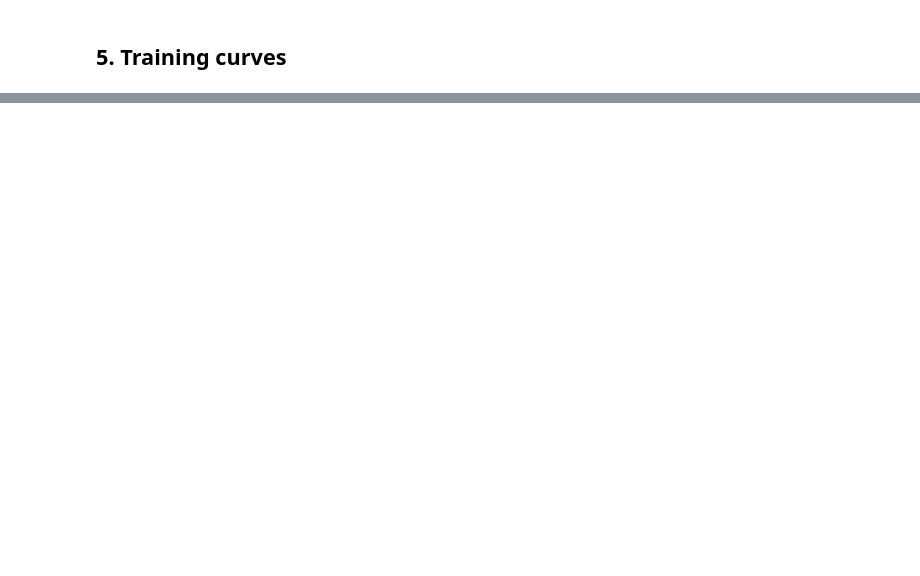
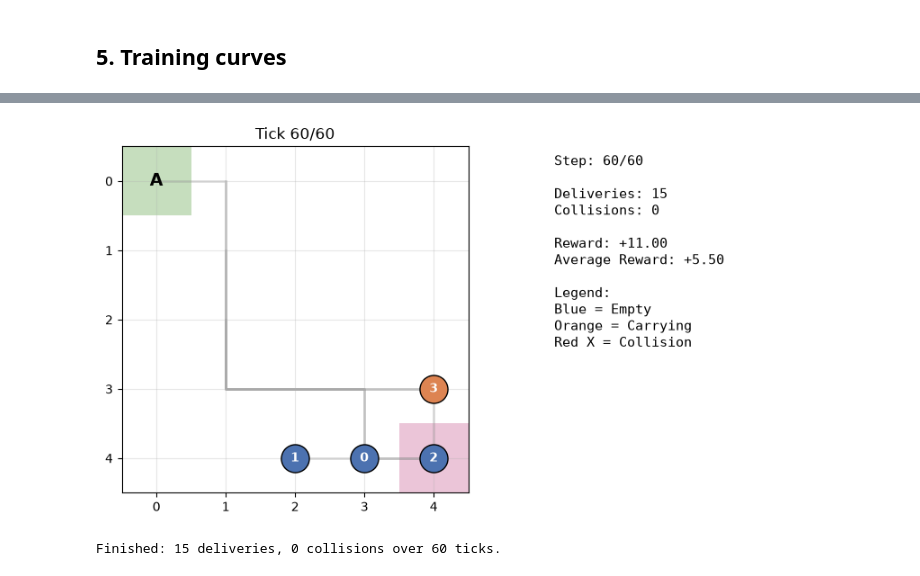
Before and after one commit to sajib1619/Multi-Agent-DQN-Coordination, a Jupyter notebook: Multi_Agent_DQN.ipynb, the cells around one changed output, grey strips where cells are left out. Saved outputs shown, nothing was run; the diff lists cells and outputs as text; code cells hidden in the pictures; blank space fills up the shorter version.

```diff
--- a/Multi_Agent_DQN.ipynb
+++ b/Multi_Agent_DQN.ipynb
@@ -1265,0 +1543,11 @@ PASS (threshold = 75%)
+# %%
+demonstration_config = demonstrationConfig()
+
+demonstrate_live(
+    q_network,
+    demonstration_config,
+    seed=42,
+)
+# %% [output]
+[figure, added]
+Finished: 15 deliveries, 0 collisions over 60 ticks.
```
Also changed, not shown: parts of 7 cells of this notebook.
